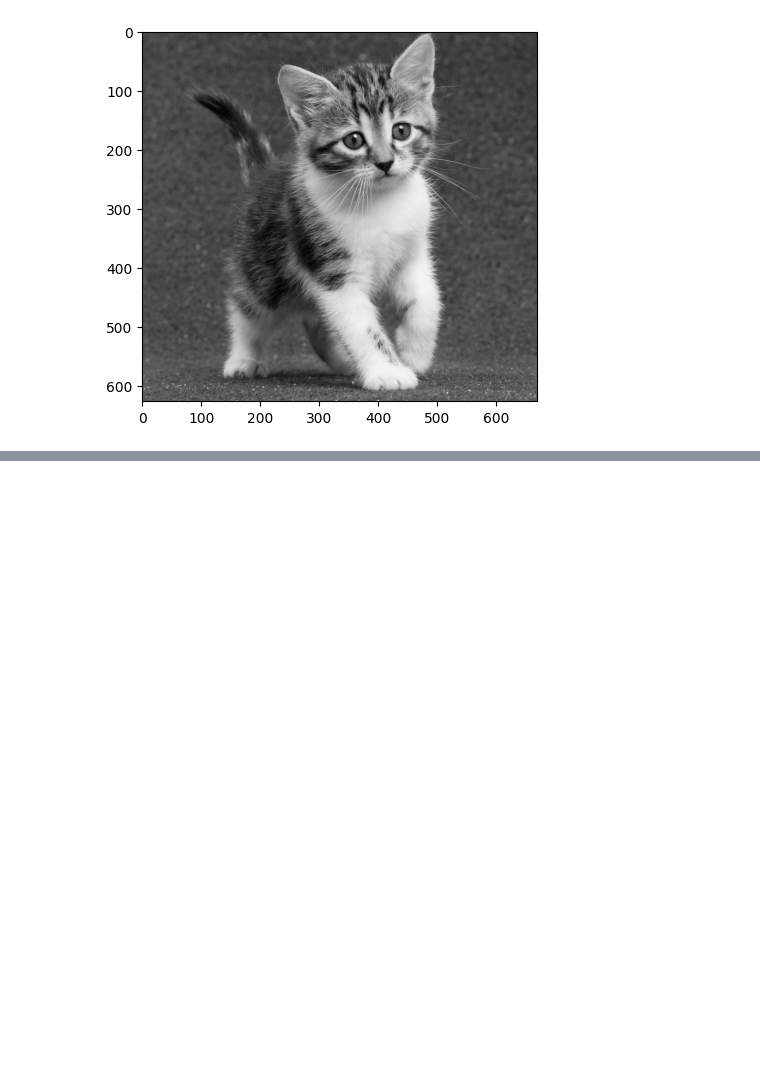
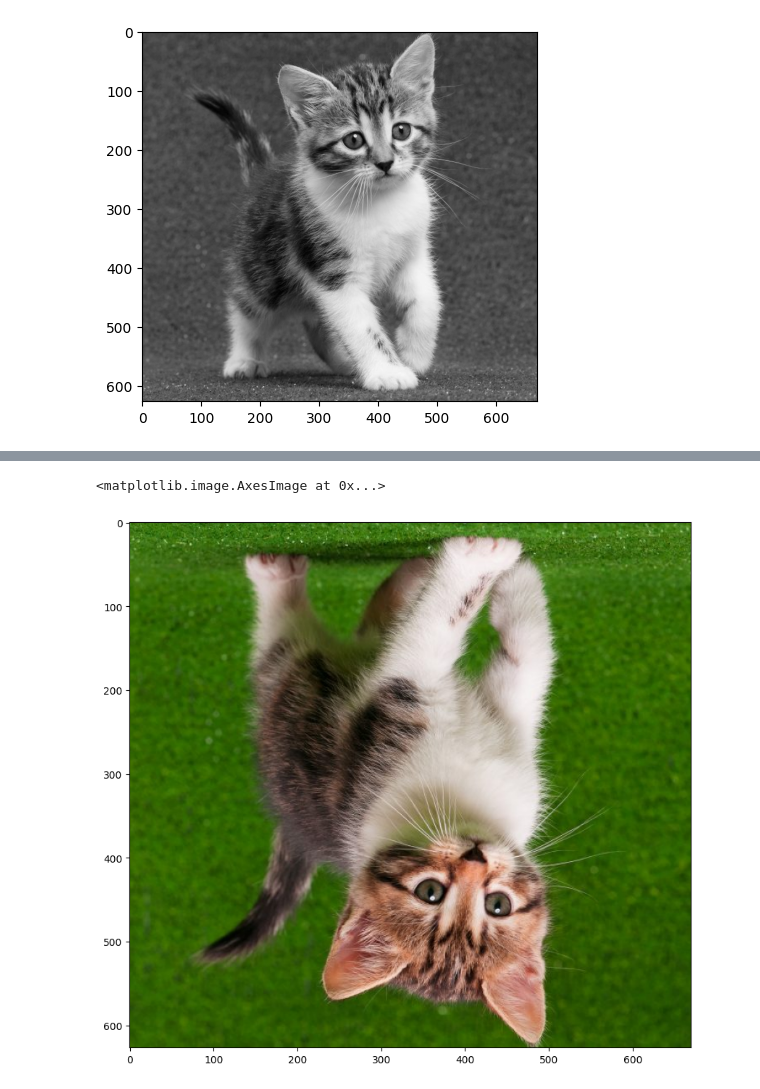
Before and after one commit to Gin-Arata/PCVK_13_Gaco-Razan-Kamil, a Jupyter notebook: Week2_PCVK.ipynb, the cells around one changed output, grey strips where cells are left out. Saved outputs shown, nothing was run; the diff lists cells and outputs as text; code cells hidden in the pictures; blank space fills up the shorter version.

```diff
--- a/Week2_PCVK.ipynb
+++ b/Week2_PCVK.ipynb
@@ -42,0 +56,12 @@ plt.imshow(img_gray, cmap="gray")
+# %%
+# @title Citra RGB ditampilkan dengan ukuran yang lebih besar
+img5 = cv.flip(cv.cvtColor(img, cv.COLOR_BGR2RGB), 0)
+
+
+# Menampilkan canvas dengan ukuran yang lebih besar
+fig = plt.figure(figsize=(10, 10)) # Mengubah ukuran menjadi (10, 10)
+ax = fig.add_subplot(111)
+ax.imshow(img5)
+# %% [output]
+<matplotlib.image.AxesImage at 0x...>
+[figure, added]
```
Also changed, not shown: parts of 6 cells of this notebook.
